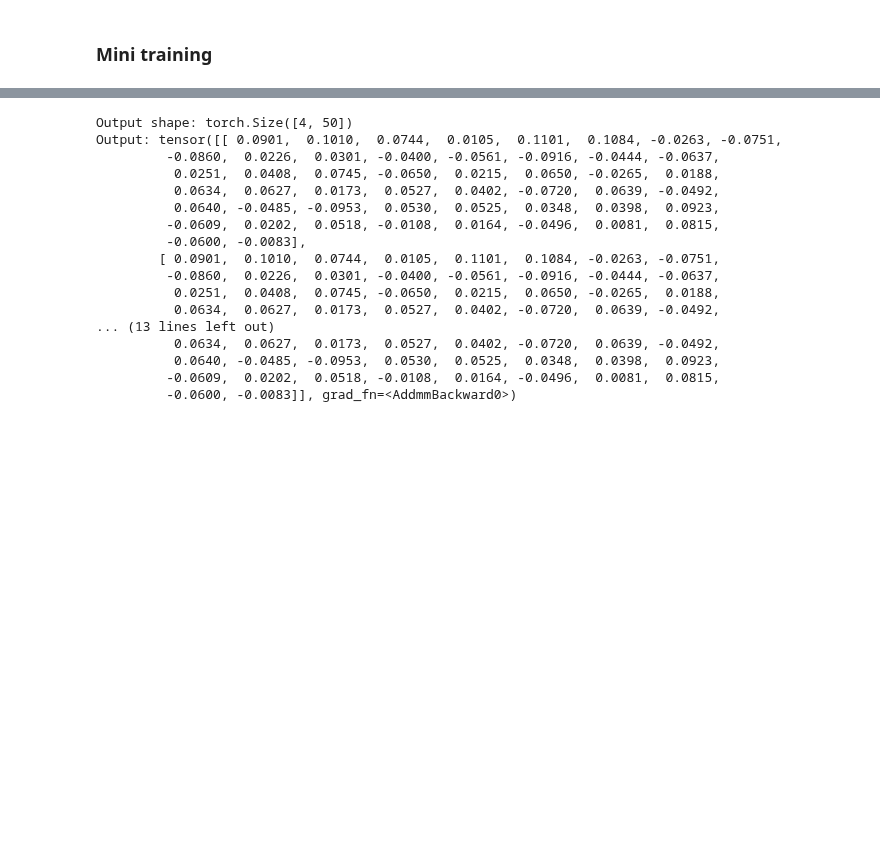
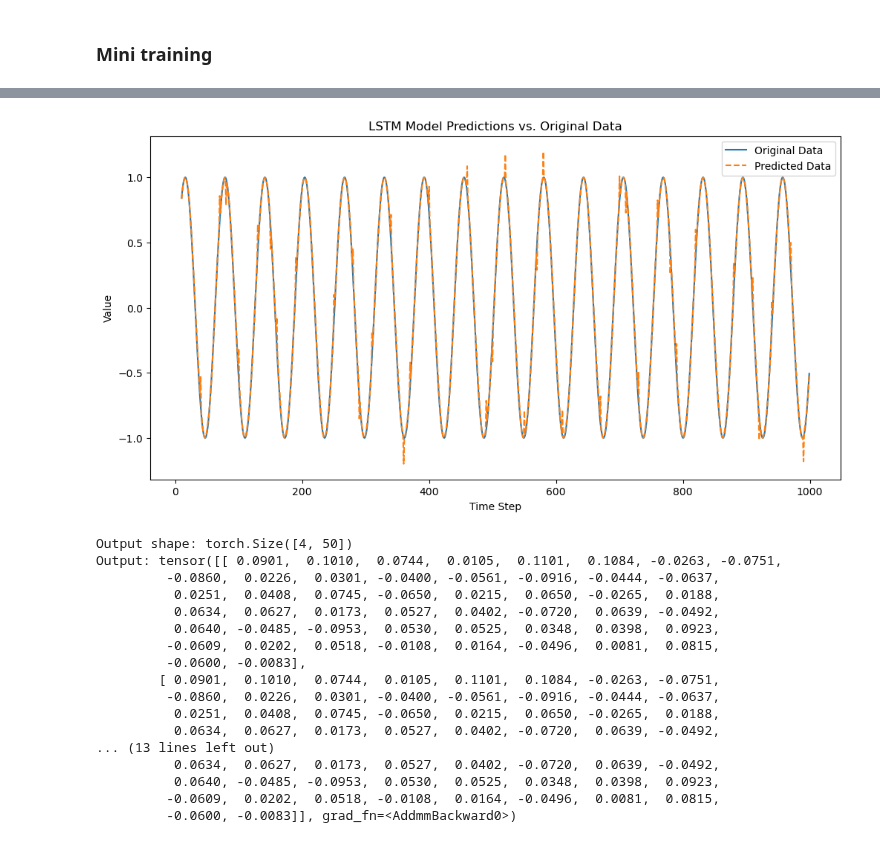
Before and after one commit to Ariestootl/machine_learning, a Jupyter notebook: deep_learning/PyTorch/RNN/RNN.ipynb, the cells around one changed output, grey strips where cells are left out. Saved outputs shown, nothing was run; the diff lists cells and outputs as text; code cells hidden in the pictures; blank space fills up the shorter version.

```diff
--- a/deep_learning/PyTorch/RNN/RNN.ipynb
+++ b/deep_learning/PyTorch/RNN/RNN.ipynb
@@ -203,3 +248,37 @@ Epoch [100/100], Loss: 0.0000322
+# %%
+# Make sure the model is in evaluation mode
+model.eval()
+device="cpu"
+
+# Ensure trainX_tensor has the correct shape
+trainX_tensor = torch.tensor(trainX, dtype=torch.float32).to(device)
+
+# No need to create a new model instance, just use the trained model to make predictions
+with torch.no_grad():  # Disables gradient computation, saves memory and computation
+    predicted = model(trainX_tensor)  # Pass the input through the model
+
+# Convert predictions to numpy for plotting or further analysis
+predicted = predicted.detach().cpu().numpy()
+
+# Assuming data is available for plotting
+original = data[seq_length:]
+time_steps = np.arange(seq_length, len(data))
+
+# Modify predictions for visualization (optional)
+predicted[::30] += 0.2
+predicted[::70] -= 0.2
+
+# Plotting the results
+plt.figure(figsize=(12, 6))
+plt.plot(time_steps, original, label='Original Data')
+plt.plot(time_steps, predicted, label='Predicted Data', linestyle='--')
+plt.title('LSTM Model Predictions vs. Original Data')
+plt.xlabel('Time Step')
+plt.ylabel('Value')
+plt.legend()
+plt.show()
+# %% [output]
+[figure, added]
 # %%
 # Hyperparameters
 input_size = 2
```
Also changed, not shown: parts of 7 cells of this notebook.
